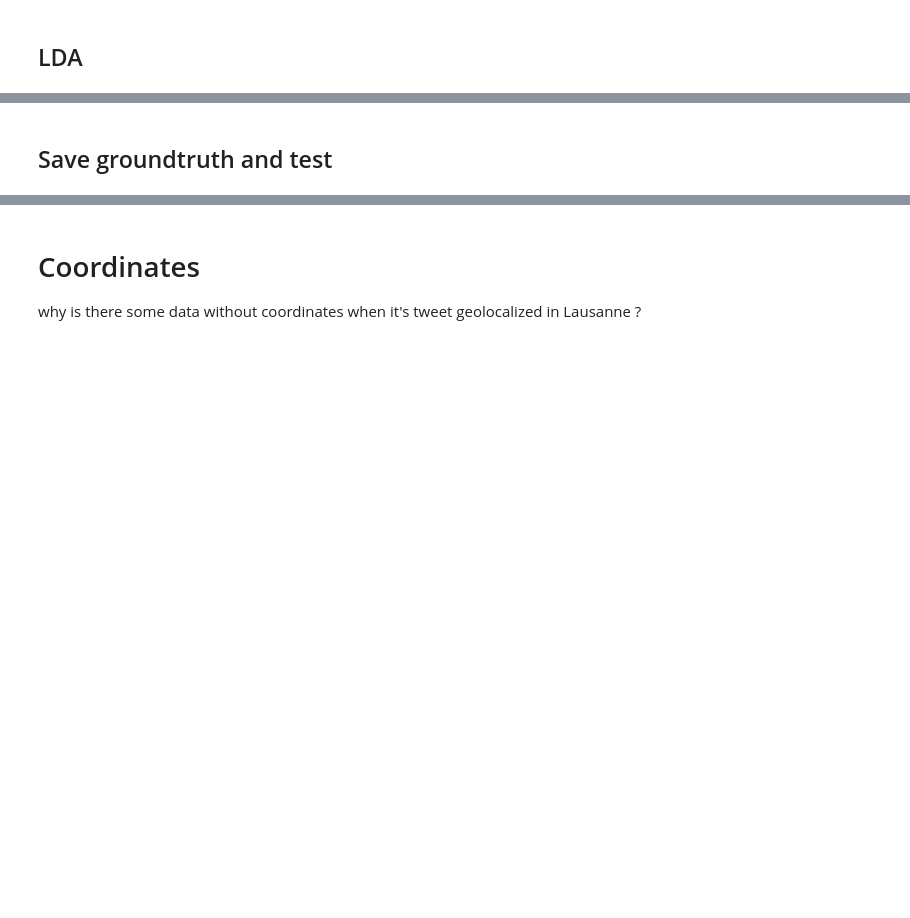
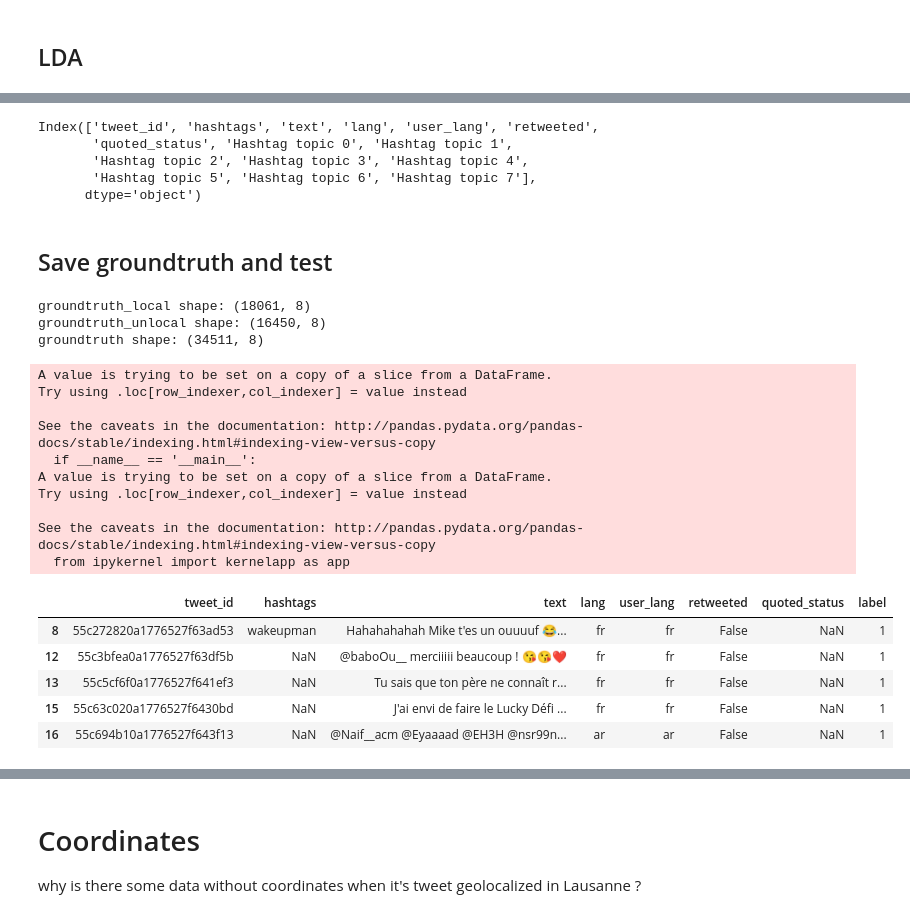
Before and after one commit to valstrl/CSM-project, a Jupyter notebook: CSM-project.ipynb, the cells around one changed output, grey strips where cells are left out. Saved outputs shown, nothing was run; the diff lists cells and outputs as text; code cells hidden in the pictures; blank space fills up the shorter version.

```diff
--- a/CSM-project.ipynb
+++ b/CSM-project.ipynb
@@ -1140,2 +1250,40 @@ nan_hashtags.head()
+# %%
+nan_hashtags.columns
+# %% [output]
+Index(['tweet_id', 'hashtags', 'text', 'lang', 'user_lang', 'retweeted',
+       'quoted_status', 'Hashtag topic 0', 'Hashtag topic 1',
+       'Hashtag topic 2', 'Hashtag topic 3', 'Hashtag topic 4',
+       'Hashtag topic 5', 'Hashtag topic 6', 'Hashtag topic 7'],
+      dtype='object')
 # %% [markdown]
 ## Save groundtruth and test
+# %%
+groundtruth_local['label']= 1
+groundtruth_unlocal['label']= 0
+groundtruth= groundtruth_local.append(groundtruth_unlocal)
+
+print('groundtruth_local shape: {}'.format(groundtruth_local.shape))
+print('groundtruth_unlocal shape: {}'.format(groundtruth_unlocal.shape))
+print('groundtruth shape: {}'.format(groundtruth.shape))
+groundtruth['hashtags']=groundtruth['hashtags'].apply(lambda x: ' '.join(x) if isinstance(x,list) else np.nan)
+groundtruth.head()
+# %% [output]
+groundtruth_local shape: (18061, 8)
+groundtruth_unlocal shape: (16450, 8)
+groundtruth shape: (34511, 8)
+A value is trying to be set on a copy of a slice from a DataFrame.
+Try using .loc[row_indexer,col_indexer] = value instead
+
+See the caveats in the documentation: http://pandas.pydata.org/pandas-docs/stable/indexing.html#indexing-view-versus-copy
+  if __name__ == '__main__':
+A value is trying to be set on a copy of a slice from a DataFrame.
+Try using .loc[row_indexer,col_indexer] = value instead
+
+See the caveats in the documentation: http://pandas.pydata.org/pandas-docs/stable/indexing.html#indexing-view-versus-copy
+  from ipykernel import kernelapp as app
+|  | tweet_id | hashtags | text | lang | user_lang | retweeted | quoted_status | label |
+| 8 | 55c272820a1776527f63ad53 | wakeupman | Hahahahahah Mike t'es un ouuuuf 😂... | fr | fr | False | NaN | 1 |
+| 12 | 55c3bfea0a1776527f63df5b | NaN | @baboOu__ merciiiii beaucoup ! 😘😘❤️ | fr | fr | False | NaN | 1 |
+| 13 | 55c5cf6f0a1776527f641ef3 | NaN | Tu sais que ton père ne connaît r... | fr | fr | False | NaN | 1 |
+| 15 | 55c63c020a1776527f6430bd | NaN | J'ai envi de faire le Lucky Défi ... | fr | fr | False | NaN | 1 |
+| 16 | 55c694b10a1776527f643f13 | NaN | @Naif__acm @Eyaaaad @EH3H @nsr99n... | ar | ar | False | NaN | 1 |
```
Also changed, not shown: parts of 16 cells of this notebook, 3 other files.
